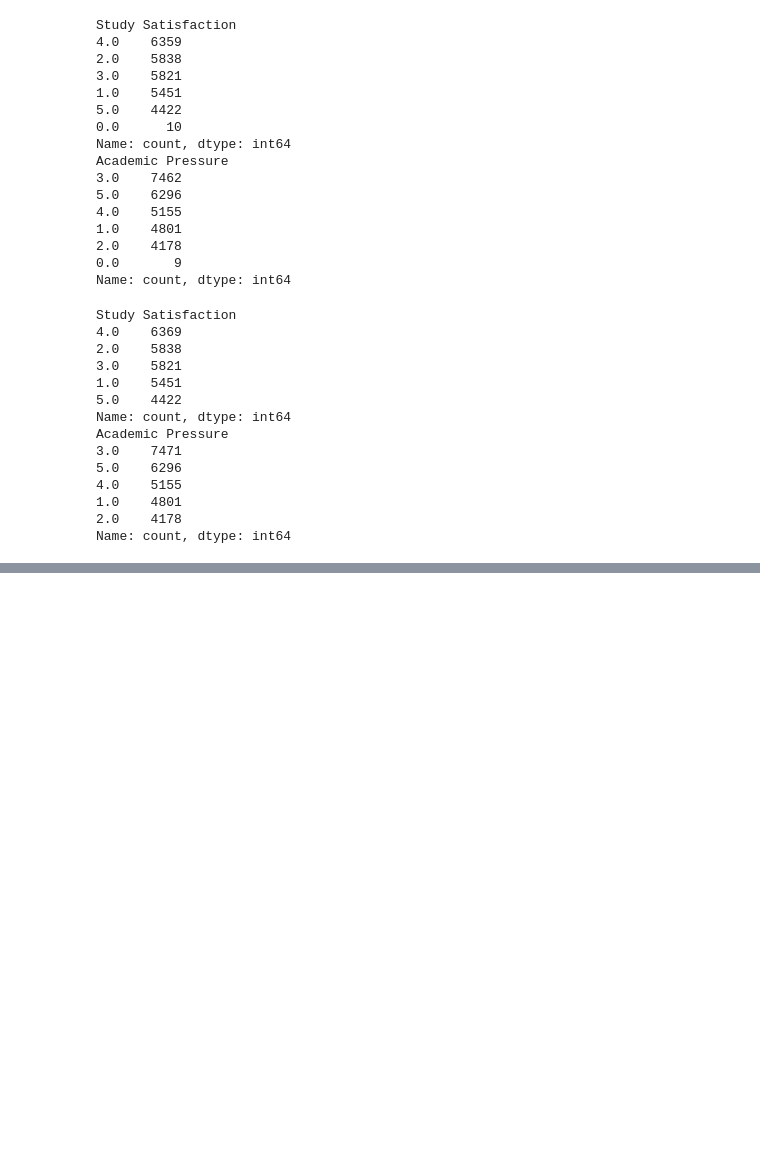
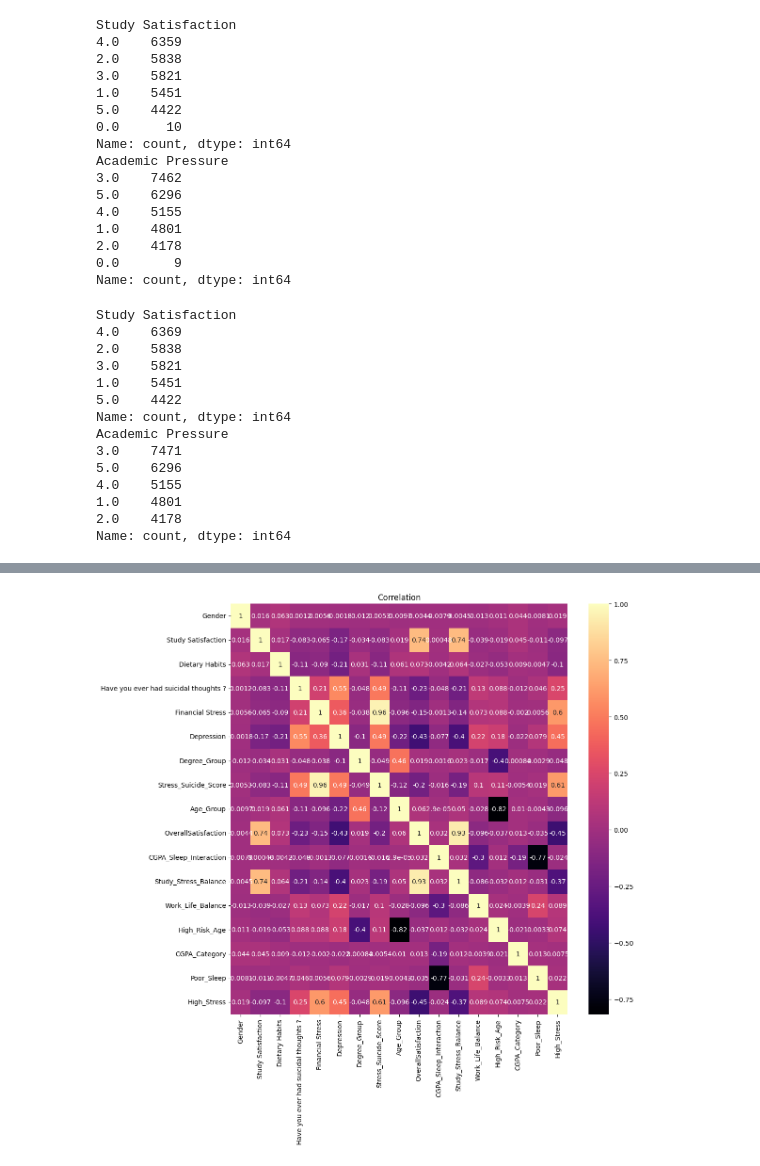
Before and after one commit to arifesat/ML-Student-Depression, a Jupyter notebook: main.ipynb, the cells around one changed output, grey strips where cells are left out. Cells and saved outputs as stored; diff of their text form; code cells hidden in the pictures; blank space fills up the shorter version.

```diff
--- a/main.ipynb
+++ b/main.ipynb
@@ -395,0 +508,2 @@ Name: count, dtype: int64
+# %%
+df['OverallSatisfaction'] = df['Study Satisfaction'] - df['Academic Pressure']
@@ -395,0 +556,34 @@ Name: count, dtype: int64
+# %%
+df = df.drop(['Work Pressure', 'Family History of Mental Illness', 'id', 'City', 'Profession', 'Job Satisfaction'], axis=1)
+# %%
+# Create interaction features based on domain knowledge
+df['CGPA_Sleep_Interaction'] = df['CGPA'] * df['Sleep Duration']
+df['Study_Stress_Balance'] = df['Study Satisfaction'] / (df['Academic Pressure'] + 1)  # +1 prevents division by zero
+df['Work_Life_Balance'] = df['Work/Study Hours'] - (df['Sleep Duration'])
+
+# Check for infinity and NaN values
+print("Checking for infinity and NaN values:")
+for col in df.select_dtypes(include=[np.number]).columns:
+    inf_count = np.isinf(df[col]).sum()
+    nan_count = df[col].isna().sum()
+    if inf_count > 0 or nan_count > 0:
+        print(f"{col}: {inf_count} infinity values, {nan_count} NaN values")
+
+# Replace infinity and NaN values
+df = df.replace([np.inf, -np.inf], np.nan)
+df = df.fillna(df.median())
+# Age-based risk factors
+df['High_Risk_Age'] = ((df['Age'] >= 18) & (df['Age'] <= 25)).astype(int)
+
+# Academic performance categories
+df['CGPA_Category'] = pd.cut(df['CGPA'],
+                            bins=[0, 6, 7.5, 8.5, 10],
+                            labels=['Poor', 'Fair', 'Good', 'Excellent'])
+df['CGPA_Category'] = LabelEncoder().fit_transform(df['CGPA_Category'])
+
+# Sleep quality indicator
+df['Poor_Sleep'] = (df['Sleep Duration'] == 0).astype(int)  # Less than 5 hours
+
+# High stress indicator
+df['High_Stress'] = ((df['Academic Pressure'] >= 4) |
+                     (df['Financial Stress'] >= 4)).astype(int)
@@ -395,0 +602,10 @@ Name: count, dtype: int64
+# %%
+df = df.drop(['Academic Pressure', 'Age', 'CGPA', 'Work/Study Hours', 'Sleep Duration', 'CGPA_Group'], axis=1)
+# %%
+plt.figure(figsize=(12, 12))
+sns.heatmap(df.corr(), annot=True, cmap='magma')
+plt.title("Correlation")
+plt.tight_layout()
+plt.show()
+# %% [output]
+[figure, added]
```
Also changed, not shown: parts of 56 cells of this notebook, 4 other files.
